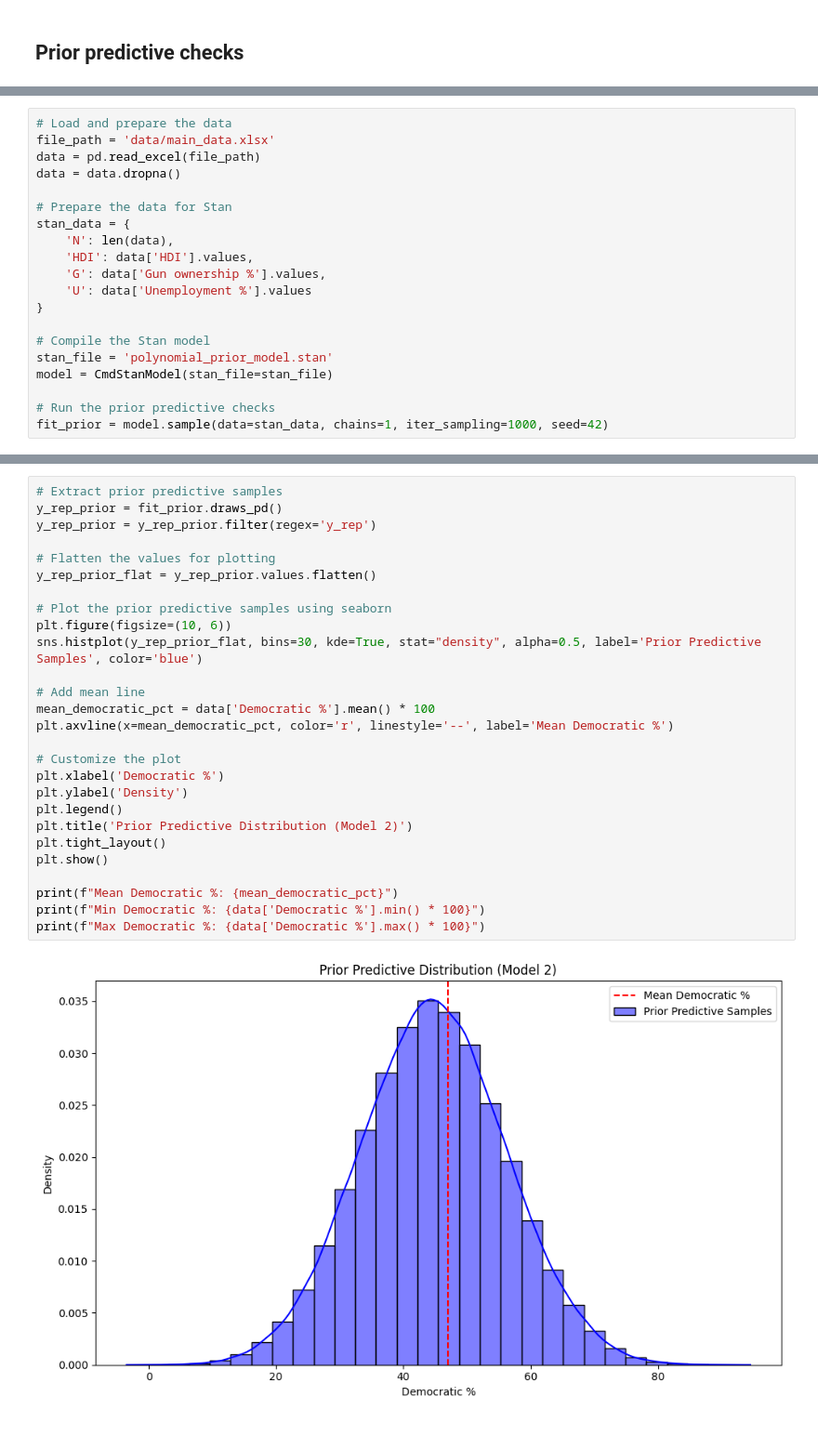
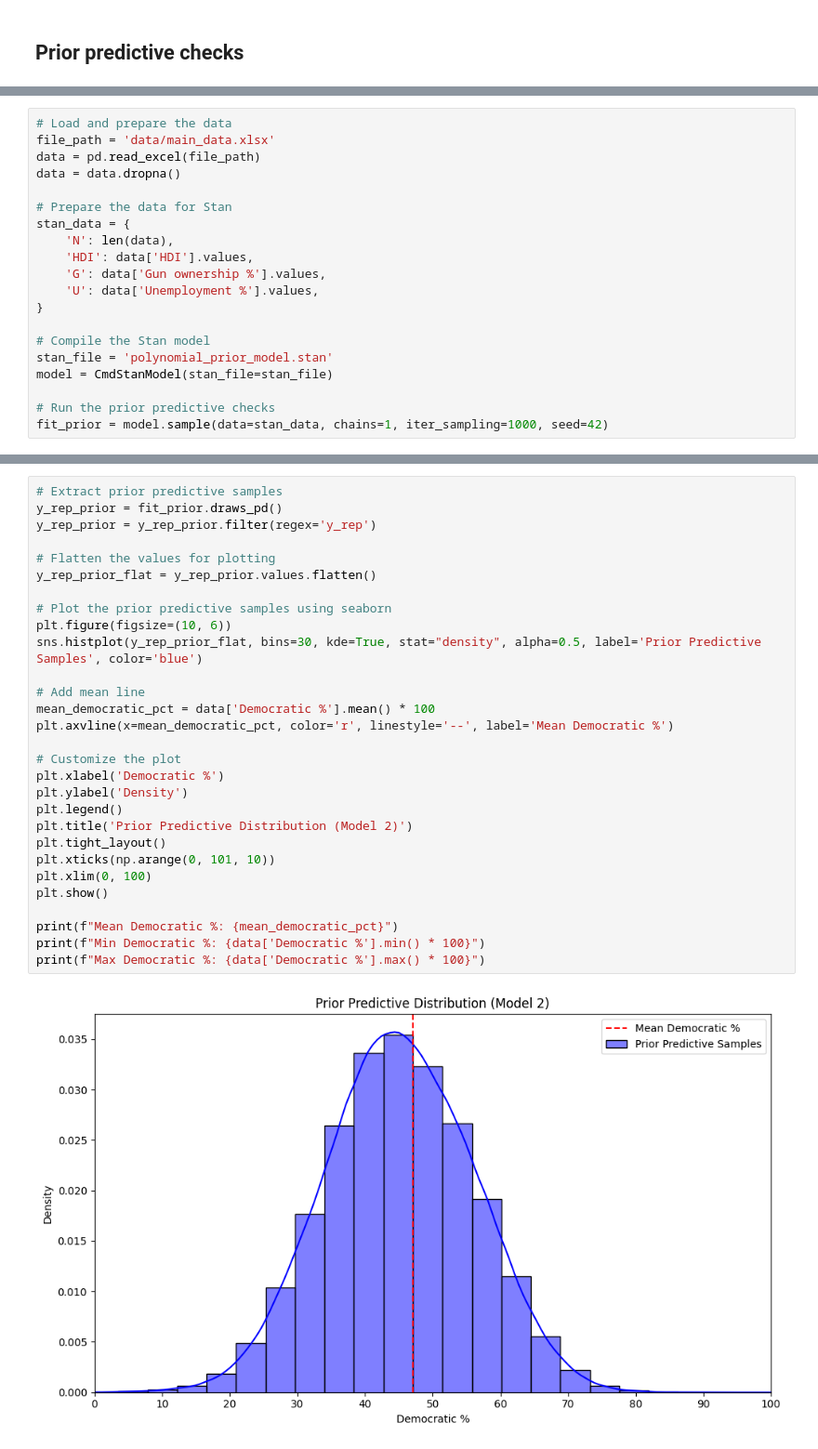
Before and after one commit to SzczypekJ/Predicting-USA-presidential-elections, a Jupyter notebook: first_model.ipynb, the cells around one changed output, grey strips where cells are left out. Shown at 93% size. Saved outputs shown, nothing was run; the diff lists cells and outputs as text.

```diff
--- a/first_model.ipynb
+++ b/first_model.ipynb
@@ -804,7 +811,7 @@ stan_data = {
     'N': len(data),
     'HDI': data['HDI'].values,
     'G': data['Gun ownership %'].values,
-    'U': data['Unemployment %'].values
+    'U': data['Unemployment %'].values,
 }
 
 # Compile the Stan model
@@ -820,32 +829,34 @@ chain 1 |██████████| 00:00 Sampling completed
 # %%
 # Extract prior predictive samples
 y_rep_prior = fit_prior.draws_pd()
 y_rep_prior = y_rep_prior.filter(regex='y_rep')
 
 # Flatten the values for plotting
 y_rep_prior_flat = y_rep_prior.values.flatten()
 
 # Plot the prior predictive samples using seaborn
 plt.figure(figsize=(10, 6))
 sns.histplot(y_rep_prior_flat, bins=30, kde=True, stat="density", alpha=0.5, label='Prior Predictive Samples', color='blue')
 
 # Add mean line
 mean_democratic_pct = data['Democratic %'].mean() * 100
 plt.axvline(x=mean_democratic_pct, color='r', linestyle='--', label='Mean Democratic %')
 
 # Customize the plot
 plt.xlabel('Democratic %')
 plt.ylabel('Density')
 plt.legend()
 plt.title('Prior Predictive Distribution (Model 2)')
 plt.tight_layout()
+plt.xticks(np.arange(0, 101, 10))
+plt.xlim(0, 100)
 plt.show()
 
 print(f"Mean Democratic %: {mean_democratic_pct}")
 print(f"Min Democratic %: {data['Democratic %'].min() * 100}")
 print(f"Max Democratic %: {data['Democratic %'].max() * 100}")
 # %% [output]
-[figure, old version]
+[figure, new version]
 Mean Democratic %: 47.02867647058824
 Min Democratic %: 21.9
 Max Democratic %: 92.5
```
Also changed, not shown: parts of 13 cells of this notebook, 4 other files.
